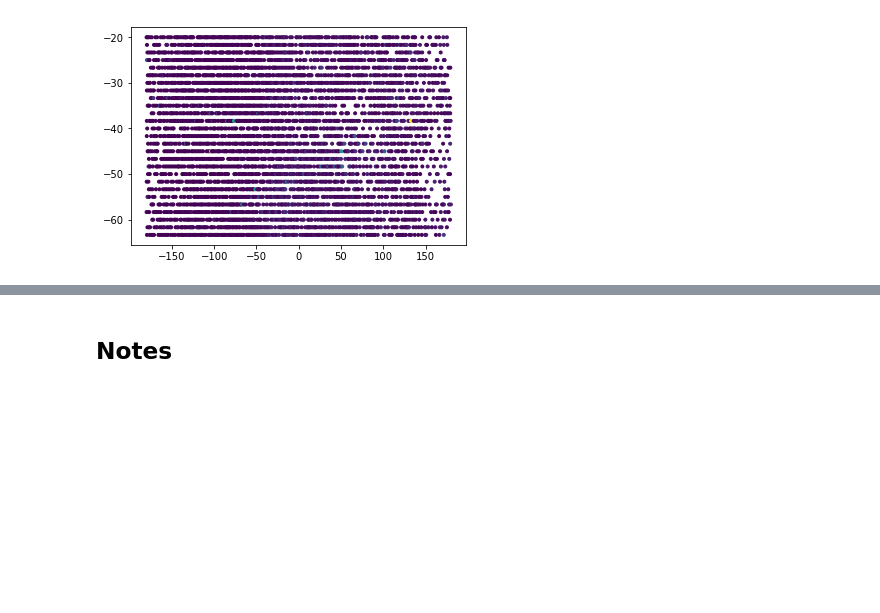
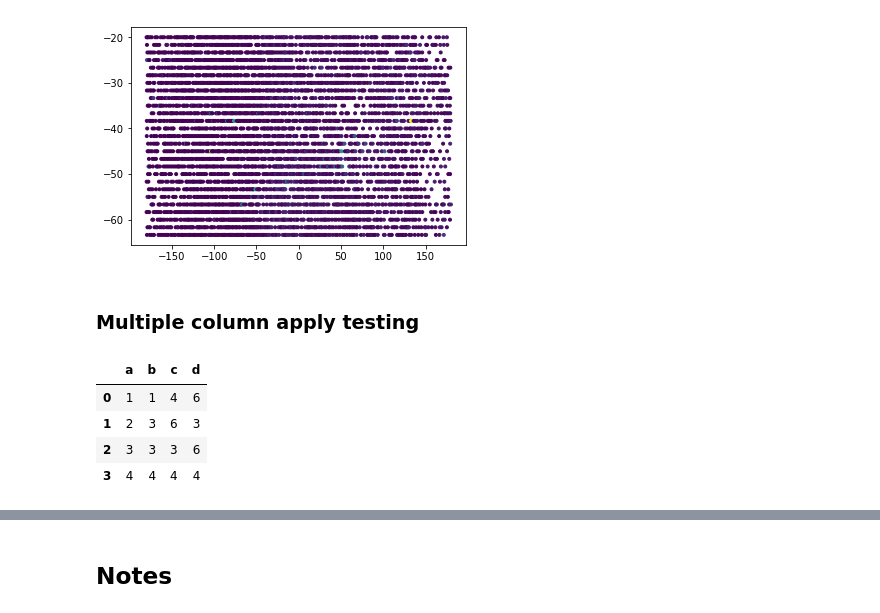
Before and after one commit to AmyPhung/chl-a-comparison, a Jupyter notebook: Workbook8.ipynb, the cells around one changed output, grey strips where cells are left out. Cells and saved outputs as stored; diff of their text form; code cells hidden in the pictures; blank space fills up the shorter version.

```diff
--- a/Workbook8.ipynb
+++ b/Workbook8.ipynb
@@ -1304,3 +1304,17 @@ def loadSatelliteDataOLD_VERSION(sat_data_dir):
 #     sat_df["Overall Day Num"] = sat_df["Time [yr]"].astype(int) * 365 + sat_df["Day of Year"] # Add in column with total days
 
     return sat_df
+# %% [markdown]
+### Multiple column apply testing
+# %%
+test_df = pd.DataFrame({"a": [1,2,3,4],
+                        "b": [1,3,3,4],
+                        "c": [4,6,3,4],
+                        "d": [6,3,6,4]})
+test_df
+# %% [output]
+|  | a | b | c | d |
+| 0 | 1 | 1 | 4 | 6 |
+| 1 | 2 | 3 | 6 | 3 |
+| 2 | 3 | 3 | 3 | 6 |
+| 3 | 4 | 4 | 4 | 4 |
```
Also changed, not shown: parts of 5 cells of this notebook, 1 other file.
